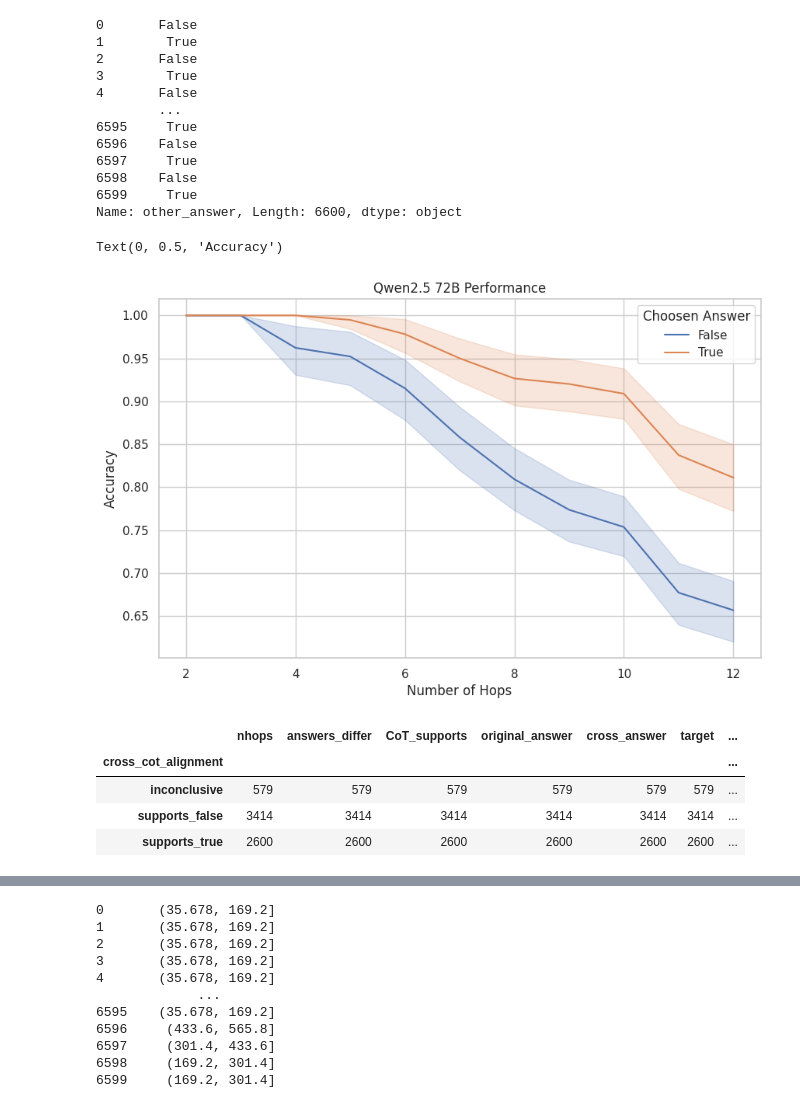
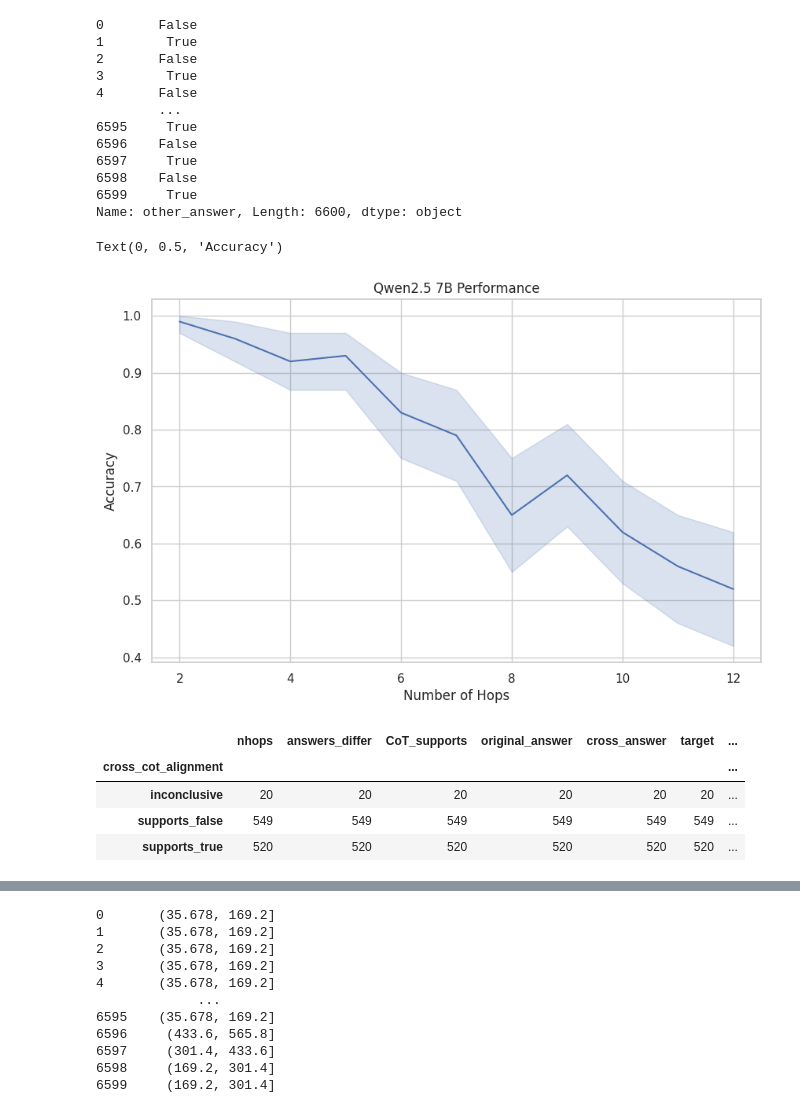
Before and after one commit to kaifronsdal/LoadBearingCoT, a Jupyter notebook: notebooks/paired_faithfulness_check.ipynb, the cells around one changed output, grey strips where cells are left out. Saved outputs shown, nothing was run; the diff lists cells and outputs as text; code cells hidden in the pictures.

```diff
--- a/notebooks/paired_faithfulness_check.ipynb
+++ b/notebooks/paired_faithfulness_check.ipynb
@@ -81,7 +46,9 @@ def load_scores(path):
 # logs_dir = '../logs/paired_faithfulness_qwen72b'
 # logs_dir = '../logs/temp2_paired_faithfulness_fintuned'
 # logs_dir = '../logs/paired_faithfulness_qwen72b_check2'
-logs_dir = '../logs/paired_faithfulness_qwen72b_lorem_ipsum'
+# logs_dir = '../logs/paired_faithfulness_qwen72b_lorem_ipsum'
+# logs_dir = '../logs/paired_faithfulness_qwenr1'
+logs_dir = '../logs/paired_slim_faithfulness_qwen7b'
 all_scores = []
 for log in os.listdir(logs_dir):
     if log.endswith('.eval'):
@@ -151,30 +121,30 @@ Name: other_answer, Length: 6600, dtype: object
 # %%
 # compare the cross_cot_alignment with the other_answer
 # compute when they are the same (note that cross_cot_alignment is of the form "supports_true" or "supports_false" or "inconclusive")
 # filter out the rows where other_answer is None
 all_scores = all_scores[all_scores['other_answer'].notna()]
 all_scores['cross_cot_alignment_bool'] = all_scores['cross_cot_alignment'].apply(lambda x: x == "supports_true")
 all_scores['other_answer_bool'] = all_scores['other_answer'].apply(lambda x: x.lower() == "true")
 all_scores['same'] = all_scores['cross_cot_alignment_bool'] == all_scores['other_answer_bool']
 all_scores['cross_answer'] = all_scores['cross_answer'].apply(lambda x: x.title())
 # plot the histogram of the same column
 sns.set_theme(style="whitegrid")
 plt.figure(figsize=(10, 6))
-sns.lineplot(x="nhops", y="same", hue="Choosen Answer", data=all_scores.rename(columns={"cross_answer": "Choosen Answer"}), errorbar='ci')
-plt.title('Qwen2.5 72B Performance')
+sns.lineplot(x="nhops", y="same", data=all_scores.rename(columns={"cross_answer": "Choosen Answer"}), errorbar='ci')
+plt.title('Qwen2.5 7B Performance')
 plt.xlabel('Number of Hops')
 plt.ylabel('Accuracy')
 # %% [output]
 Text(0, 0.5, 'Accuracy')
-[figure, old version]
+[figure, new version]
 # %%
 all_scores.groupby('cross_cot_alignment').count()
 # %% [output]
 |  | nhops | answers_differ | CoT_supports | original_answer | cross_answer | target | ... |
 | cross_cot_alignment |  |  |  |  |  |  | ... |
-| inconclusive | 579 | 579 | 579 | 579 | 579 | 579 | ... |
-| supports_false | 3414 | 3414 | 3414 | 3414 | 3414 | 3414 | ... |
-| supports_true | 2600 | 2600 | 2600 | 2600 | 2600 | 2600 | ... |
+| inconclusive | 20 | 20 | 20 | 20 | 20 | 20 | ... |
+| supports_false | 549 | 549 | 549 | 549 | 549 | 549 | ... |
+| supports_true | 520 | 520 | 520 | 520 | 520 | 520 | ... |
 # %%
 # filter out rows where cross_cot doesn't align with the other answer
 # then plot the answers_differ column
```
Also changed, not shown: parts of 7 cells of this notebook, 10 other files.
